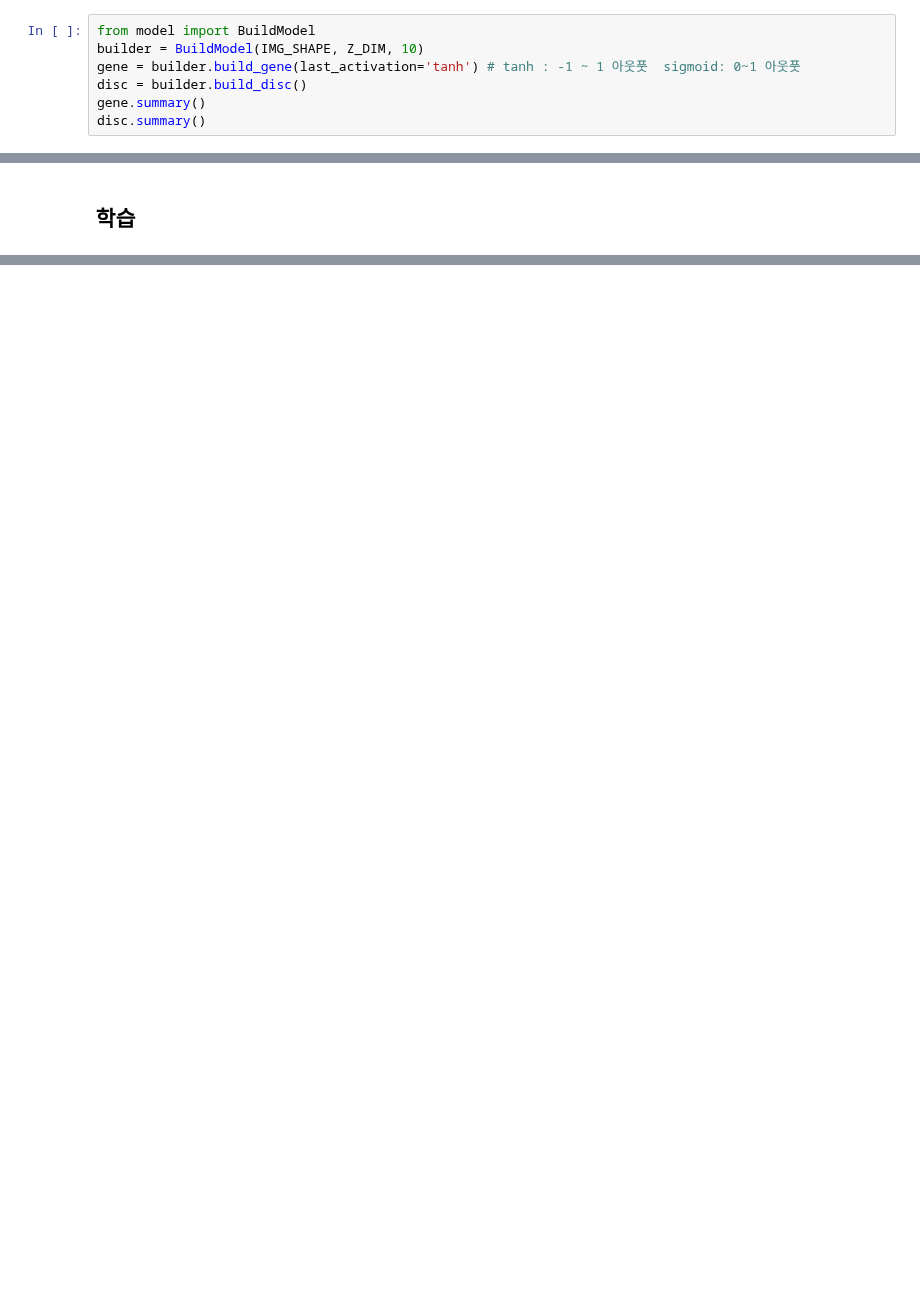
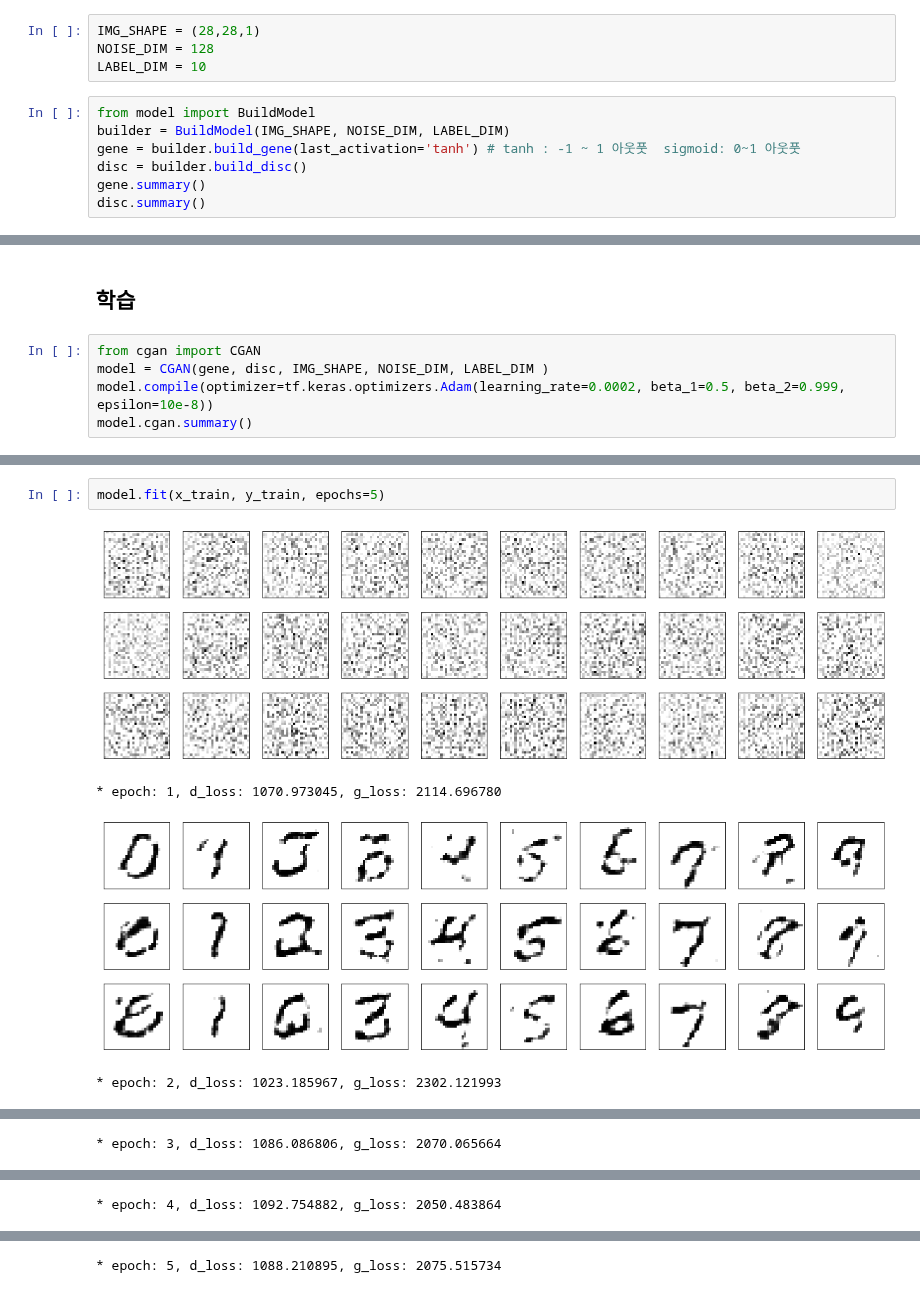
Before and after one commit to yebiny/SkillTreePython-DeepLearning, a Jupyter notebook: 04.Paper-with-code/cgan/cgan_example.ipynb, the cells around one changed output, grey strips where cells are left out. Drawn from its saved outputs; the diff is of its cells as text; blank space fills up the shorter version.

```diff
--- a/04.Paper-with-code/cgan/cgan_example.ipynb
+++ b/04.Paper-with-code/cgan/cgan_example.ipynb
@@ -18,8 +17,12 @@ x_train.shape, y_train.shape
 # %% [markdown]
 ## 모델 구성
+# %%
+IMG_SHAPE = (28,28,1)
+NOISE_DIM = 128
+LABEL_DIM = 10
 # %%
 from model import BuildModel
-builder = BuildModel(IMG_SHAPE, Z_DIM, 10)
+builder = BuildModel(IMG_SHAPE, NOISE_DIM, LABEL_DIM)
 gene = builder.build_gene(last_activation='tanh') # tanh : -1 ~ 1 아웃풋  sigmoid: 0~1 아웃풋
 disc = builder.build_disc()
 gene.summary()
@@ -44,3 +47,8 @@ Non-trainable params: 0
 __________________________________________________________________________________________________
 # %% [markdown]
 ## 학습
+# %%
+from cgan import CGAN
+model = CGAN(gene, disc, IMG_SHAPE, NOISE_DIM, LABEL_DIM )
+model.compile(optimizer=tf.keras.optimizers.Adam(learning_rate=0.0002, beta_1=0.5, beta_2=0.999, epsilon=10e-8))
+model.cgan.summary()
@@ -46,0 +75,7 @@ ________________________________________________________________________________
+# %%
+model.fit(x_train, y_train, epochs=5)
+# %% [output]
+[figure, added]
+* epoch: 1, d_loss: 1070.973045, g_loss: 2114.696780
+[figure, added]
+* epoch: 2, d_loss: 1023.185967, g_loss: 2302.121993
@@ -46,0 +83 @@ ________________________________________________________________________________
+* epoch: 3, d_loss: 1086.086806, g_loss: 2070.065664
@@ -46,0 +85 @@ ________________________________________________________________________________
+* epoch: 4, d_loss: 1092.754882, g_loss: 2050.483864
@@ -46,0 +87 @@ ________________________________________________________________________________
+* epoch: 5, d_loss: 1088.210895, g_loss: 2075.515734
```
Also changed, not shown: parts of 6 cells of this notebook.
